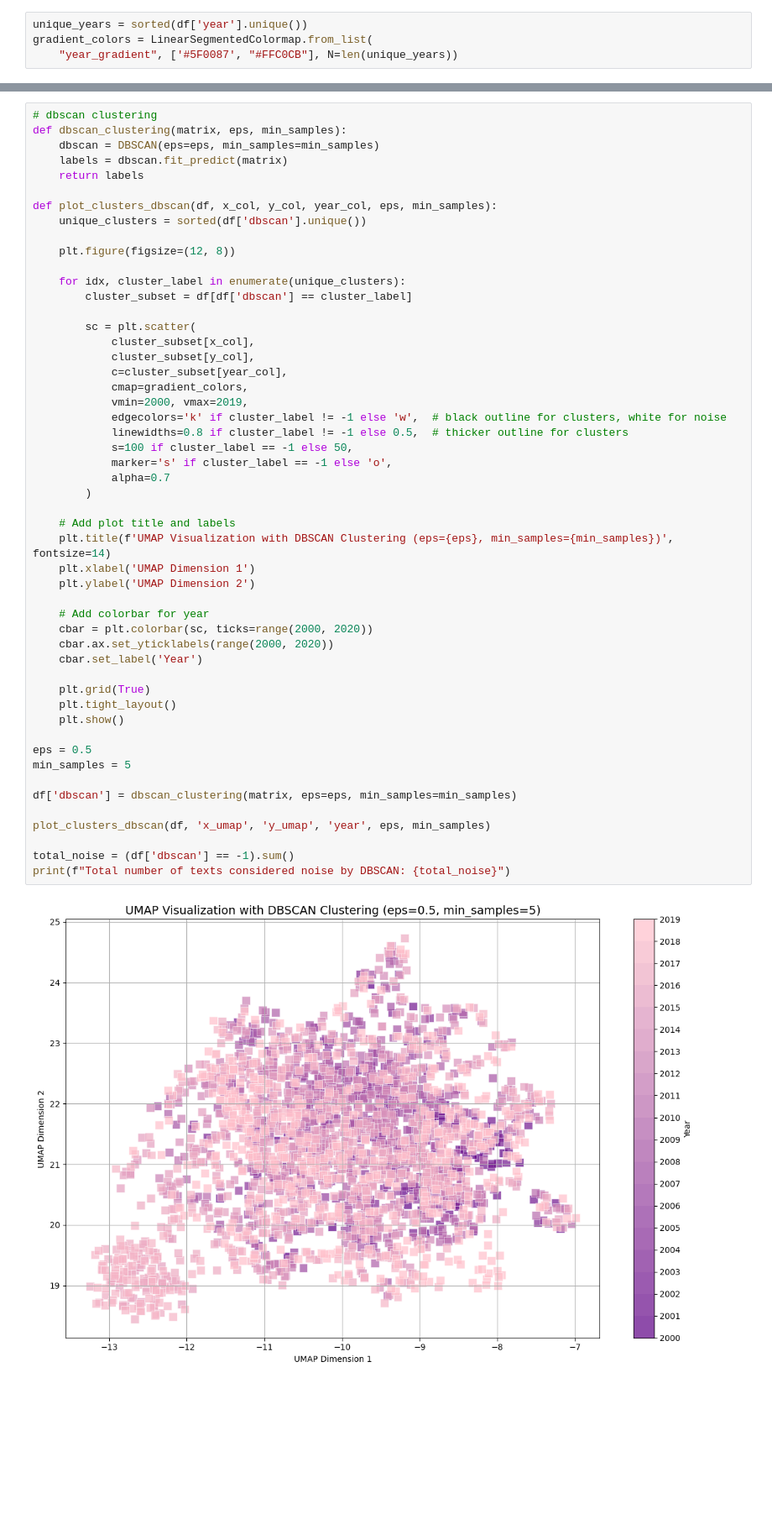
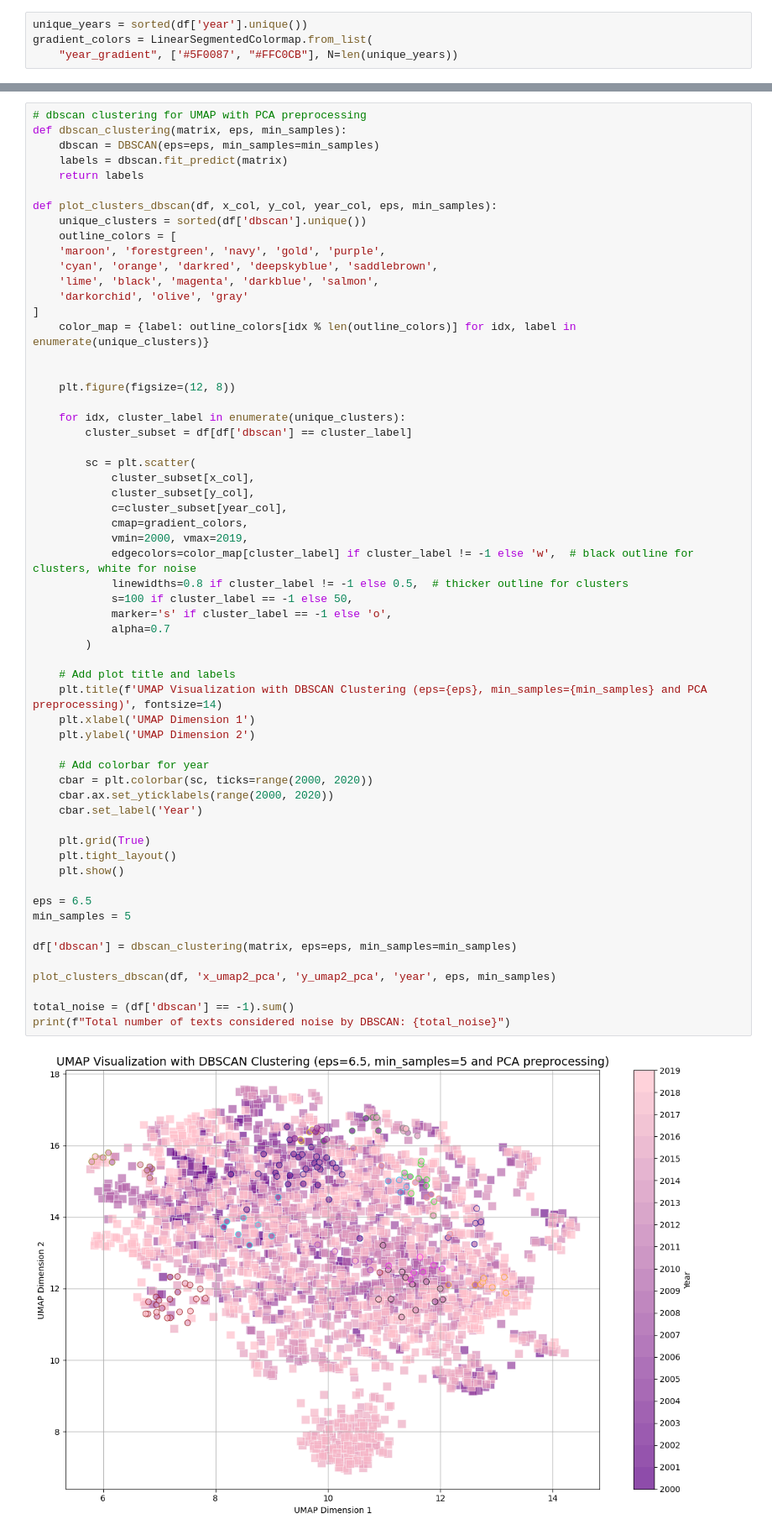
Before and after one commit to imgeyuez/WPS-HRI, a Jupyter notebook: embeddings/clustering.ipynb, the cells around one changed output, grey strips where cells are left out. Shown at 84% size. Saved outputs shown, nothing was run; the diff lists cells and outputs as text; blank space fills up the shorter version.

Commit message:
investigating clusters... >:)

```diff
--- a/embeddings/clustering.ipynb
+++ b/embeddings/clustering.ipynb
@@ -248,5 +328,5 @@ plt.show()
 # %%
-# dbscan clustering
+# dbscan clustering for UMAP with PCA preprocessing
 def dbscan_clustering(matrix, eps, min_samples):
     dbscan = DBSCAN(eps=eps, min_samples=min_samples)
     labels = dbscan.fit_predict(matrix)
@@ -254,6 +334,14 @@ def dbscan_clustering(matrix, eps, min_samples):
 
 def plot_clusters_dbscan(df, x_col, y_col, year_col, eps, min_samples):
     unique_clusters = sorted(df['dbscan'].unique())
+    outline_colors = [
+    'maroon', 'forestgreen', 'navy', 'gold', 'purple',
+    'cyan', 'orange', 'darkred', 'deepskyblue', 'saddlebrown',
+    'lime', 'black', 'magenta', 'darkblue', 'salmon',
+    'darkorchid', 'olive', 'gray'
+]
+    color_map = {label: outline_colors[idx % len(outline_colors)] for idx, label in enumerate(unique_clusters)}
+
 
     plt.figure(figsize=(12, 8))
 
@@ -266,35 +354,35 @@ def plot_clusters_dbscan(df, x_col, y_col, year_col, eps, min_samples):
             c=cluster_subset[year_col],
             cmap=gradient_colors,
             vmin=2000, vmax=2019,
-            edgecolors='k' if cluster_label != -1 else 'w',  # black outline for clusters, white for noise
+            edgecolors=color_map[cluster_label] if cluster_label != -1 else 'w',  # black outline for clusters, white for noise
             linewidths=0.8 if cluster_label != -1 else 0.5,  # thicker outline for clusters
             s=100 if cluster_label == -1 else 50,
             marker='s' if cluster_label == -1 else 'o',
             alpha=0.7
         )
 
     # Add plot title and labels
-    plt.title(f'UMAP Visualization with DBSCAN Clustering (eps={eps}, min_samples={min_samples})', fontsize=14)
+    plt.title(f'UMAP Visualization with DBSCAN Clustering (eps={eps}, min_samples={min_samples} and PCA preprocessing)', fontsize=14)
     plt.xlabel('UMAP Dimension 1')
     plt.ylabel('UMAP Dimension 2')
 
     # Add colorbar for year
     cbar = plt.colorbar(sc, ticks=range(2000, 2020))
     cbar.ax.set_yticklabels(range(2000, 2020))
     cbar.set_label('Year')
 
     plt.grid(True)
     plt.tight_layout()
     plt.show()
 
-eps = 0.5
+eps = 6.5
 min_samples = 5
 
 df['dbscan'] = dbscan_clustering(matrix, eps=eps, min_samples=min_samples)
 
-plot_clusters_dbscan(df, 'x_umap', 'y_umap', 'year', eps, min_samples)
+plot_clusters_dbscan(df, 'x_umap2_pca', 'y_umap2_pca', 'year', eps, min_samples)
 
 total_noise = (df['dbscan'] == -1).sum()
 print(f"Total number of texts considered noise by DBSCAN: {total_noise}")
 # %% [output]
-[figure, old version]
+[figure, new version]
```
Also changed, not shown: parts of 7 cells of this notebook, 2 other files.
